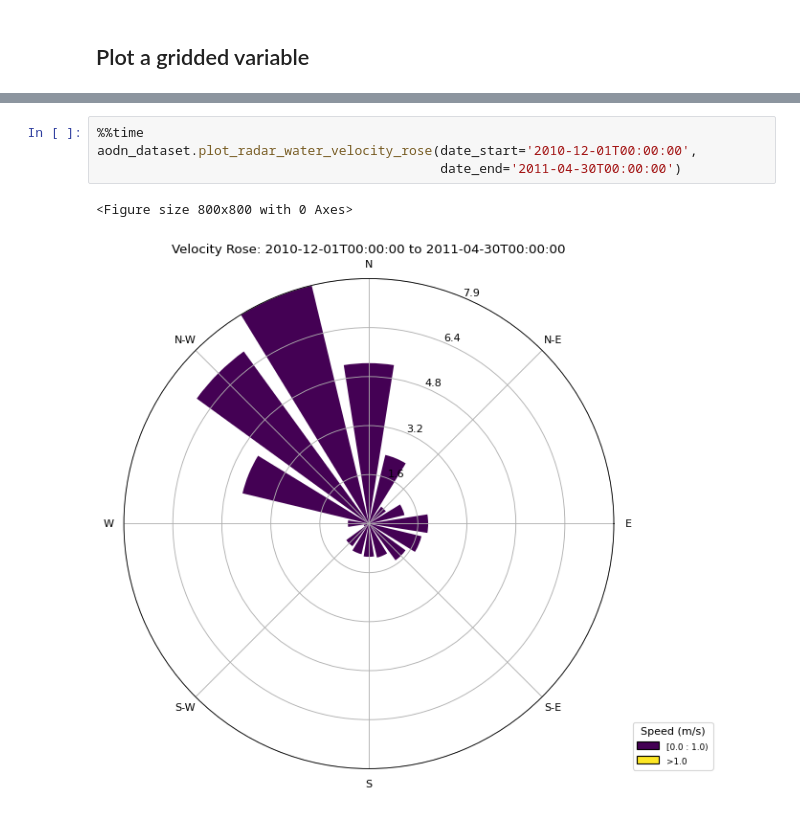
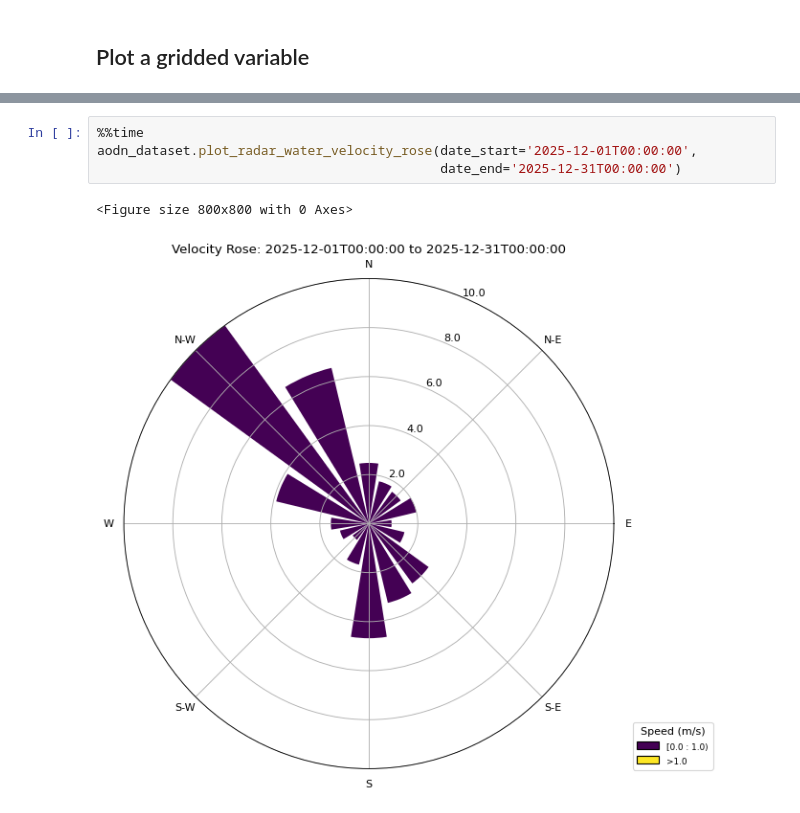
Before and after one commit to aodn/aodn_cloud_optimised, a Jupyter notebook: notebooks/radar_TurquoiseCoast_velocity_hourly_averaged_realtime_nonqc.ipynb, the cells around one changed output, grey strips where cells are left out. Saved outputs shown, nothing was run; the diff lists cells and outputs as text.

```diff
--- a/notebooks/radar_TurquoiseCoast_velocity_hourly_averaged_realtime_nonqc.ipynb
+++ b/notebooks/radar_TurquoiseCoast_velocity_hourly_averaged_realtime_nonqc.ipynb
@@ -78,7 +78,7 @@ aodn_dataset.plot_radar_water_velocity_gridded(date_start='2010-12-01T00:00:00')
 # %%
 %%time
-aodn_dataset.plot_radar_water_velocity_rose(date_start='2010-12-01T00:00:00',
-                                            date_end='2011-04-30T00:00:00')
+aodn_dataset.plot_radar_water_velocity_rose(date_start='2025-12-01T00:00:00',
+                                            date_end='2025-12-31T00:00:00')
 # %% [output]
 <Figure size 800x800 with 0 Axes>
-[figure, old version]
+[figure, new version]
```
Also changed, not shown: parts of 8 cells of this notebook.
